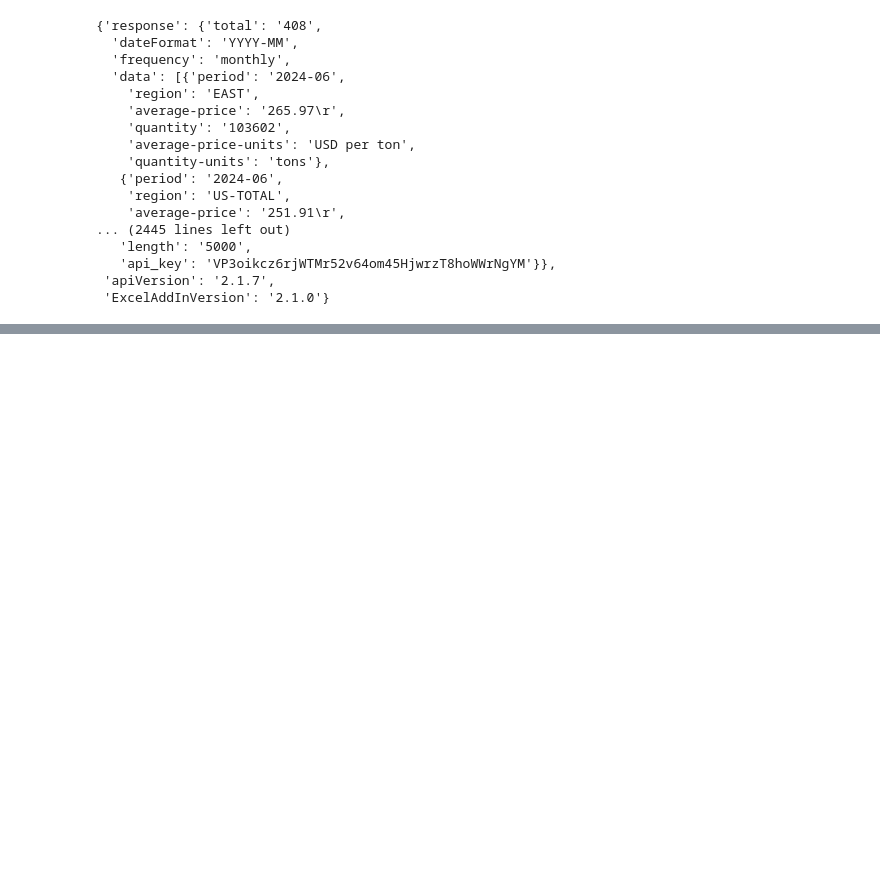
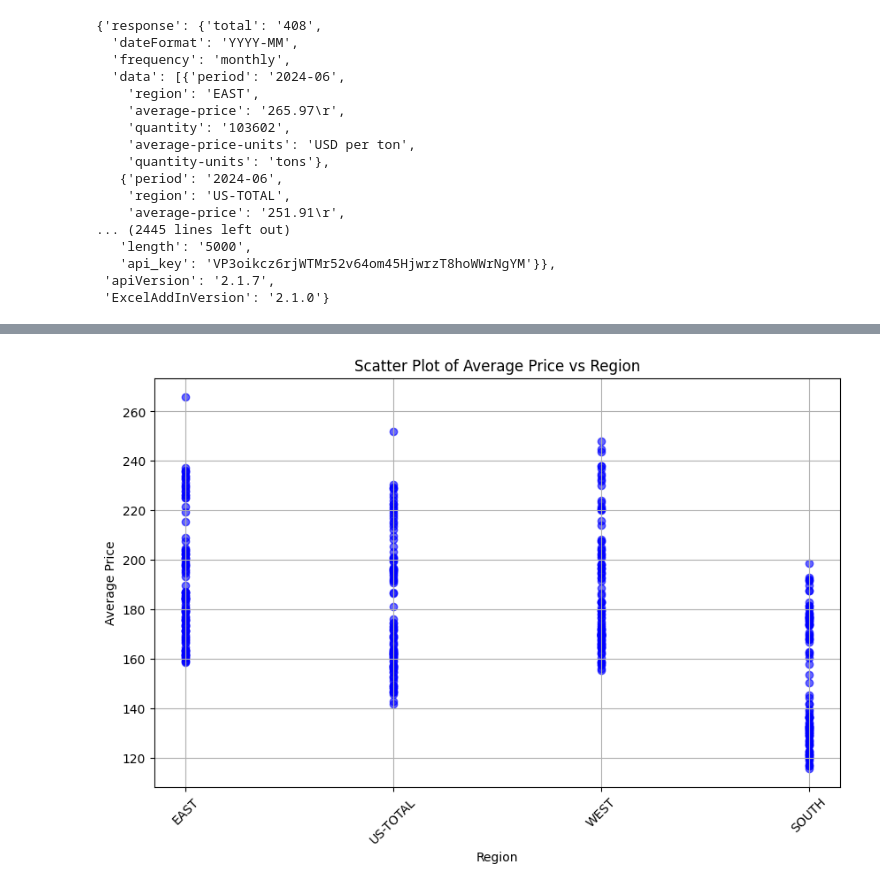
Before and after one commit to dsizzle67/ds3001-labs, a Jupyter notebook: 01_api_calls/assignment_notebook.ipynb, the cells around one changed output, grey strips where cells are left out. Drawn from its saved outputs; the diff is of its cells as text; code cells hidden in the pictures; blank space fills up the shorter version.

```diff
--- a/01_api_calls/assignment_notebook.ipynb
+++ b/01_api_calls/assignment_notebook.ipynb
@@ -360,6 +391,0 @@ df
-# %%
-df['average-price'].value_counts()
-
-df = flatten_dict_column(df, 'average-price', 'region')
-
-print(df['flattened_avg_price'].value_counts())
@@ -369,0 +392,19 @@ I was not able to make a flattened dictionary from the dataframe because I repre
+# %%
+print(df['response']['data'])
+
+temp = df['response']['data']
+clean_values = []
+for i in range(len(temp)):
+  if len(temp[i])>0:
+    values = []
+    for j in temp[i].keys():
+      if j == "average-price":
+        values.append(temp[i][j].rstrip())
+      elif j == "region":
+        values.append(temp[i][j])
+    clean_values.append(values)
+  else:
+    clean_values.append('')
+
+print("vals: ", values)
+print("clean vals: ", clean_values)
@@ -369,0 +415,21 @@ I was not able to make a flattened dictionary from the dataframe because I repre
+# %%
+import matplotlib.pyplot as plt
+import pandas as pd
+
+# Extract regions and average prices from clean_values
+regions = [item[0] for item in clean_values if item]
+average_prices = [float(item[1]) for item in clean_values if item]
+
+df_plot = pd.DataFrame({'Region': regions, 'Average Price': average_prices})
+
+# Plotting
+plt.figure(figsize=(10, 6))
+plt.scatter(df_plot['Region'], df_plot['Average Price'], color='blue', alpha=0.6)
+plt.xlabel('Region')
+plt.ylabel('Average Price')
+plt.title('Scatter Plot of Average Price vs Region')
+plt.xticks(rotation=45)
+plt.grid(True)
+plt.show()
+# %% [output]
+[figure, added]
```
Also changed, not shown: parts of 7 cells of this notebook.
